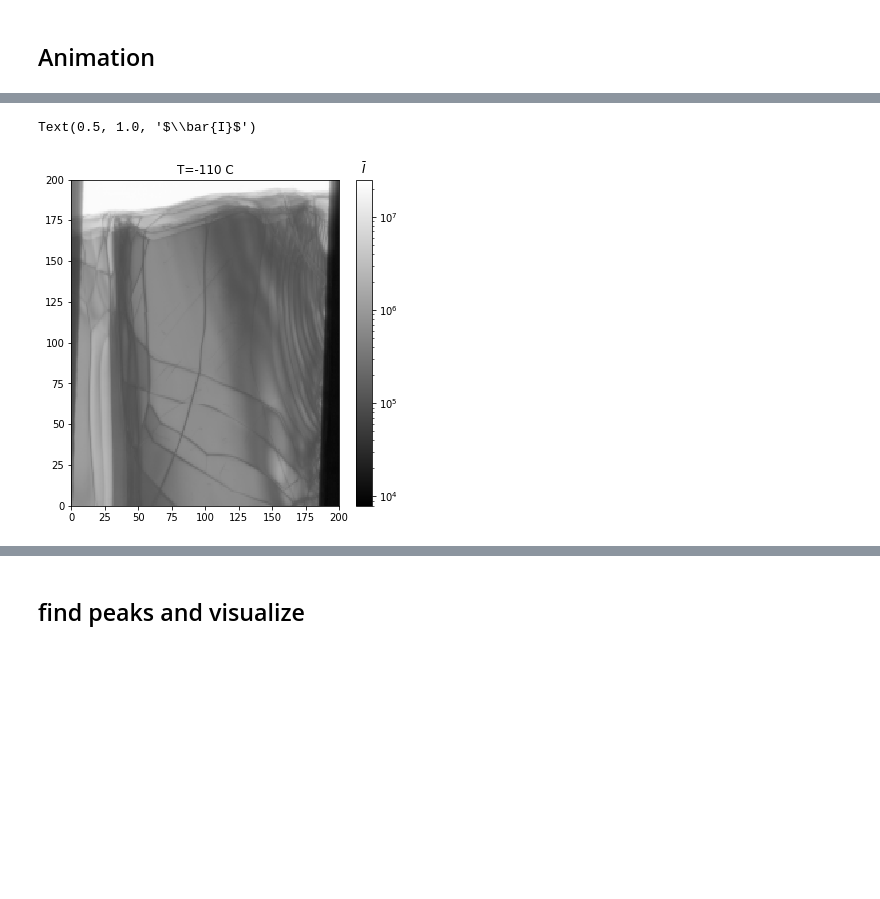
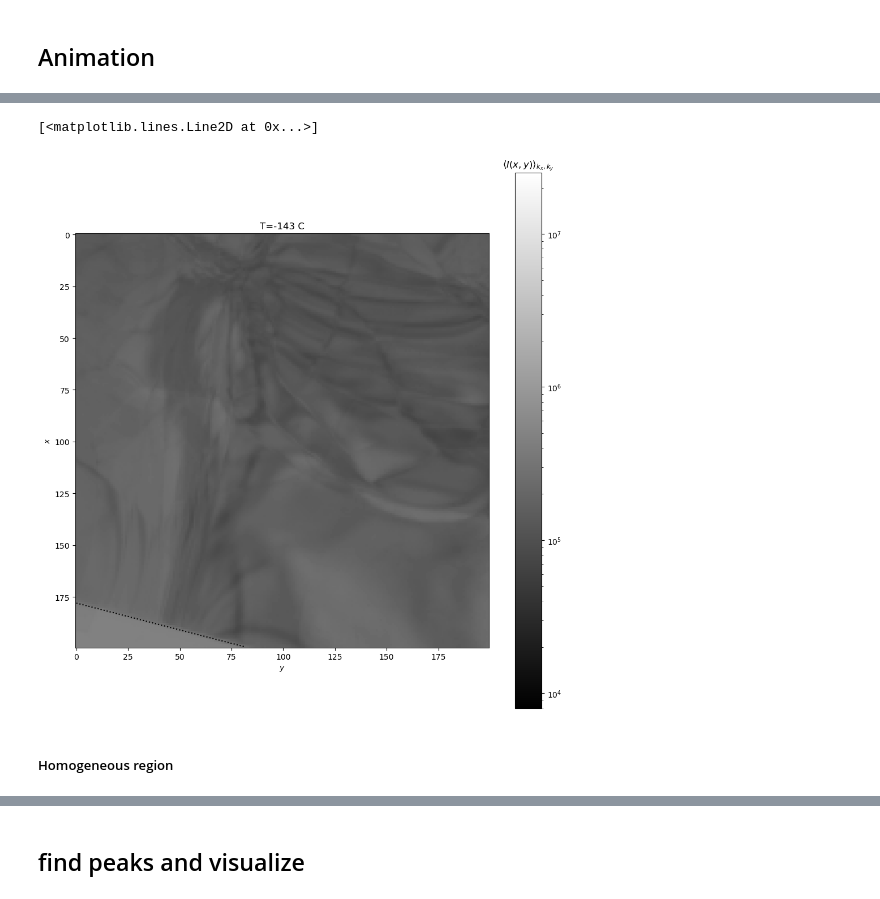
Before and after one commit to hainingpan/4D, a Jupyter notebook: XTEC_STEM_recal.ipynb, the cells around one changed output, grey strips where cells are left out. Saved outputs shown, nothing was run; the diff lists cells and outputs as text; code cells hidden in the pictures; blank space fills up the shorter version.

```diff
--- a/XTEC_STEM_recal.ipynb
+++ b/XTEC_STEM_recal.ipynb
@@ -23,6 +23,8 @@ from matplotlib.animation import FuncAnimation
 # %%
 # workingdir='../STEM_recal/'
-workingdir='/home/shared/STEM_recal/'
+# workingdir='/home/shared/STEM_recal/'
+workingdir='/share/kim/STEM_sample_2/'
+# workingdir='/home/shared/STEM_recal_2/'
 # %%
 f=h5py.File(workingdir+'data.hdf5','r')
 # %%
@@ -32,15 +43,24 @@ I,T=f['I'],f['T']
 # %%
-data=I[0,:,:,44:65,44:65].mean(axis=(2,3))
-fig,ax=plt.subplots(figsize=(6,6))
-im=ax.pcolormesh(data,cmap='gray', norm=colors.LogNorm(vmin=10**3.9, vmax=10**7.4))
+# data=I[0,:,:,I.shape[3]//2-10:I.shape[3]//2+10,I.shape[4]//2-10:I.shape[4]//2+10].mean(axis=(2,3))
+data=I[0,:,:,:,:].mean(axis=(2,3))
+fig,ax=plt.subplots(figsize=(10,10),tight_layout=True)
+im=ax.imshow(data,cmap='gray', norm=colors.LogNorm(vmin=10**3.9, vmax=10**7.4))
 tit=ax.set_title('T={:d} C'.format(T[0]))
-cb=plt.colorbar(im)
-cb.ax.set_title(r'$\bar{I}$')
+cb=plt.colorbar(im,ax=ax)
+cb.ax.set_title(r'$\langle I(x,y) \rangle_{k_x,k_y}$')
 
+ax.set_xlabel(r'$y$')
+ax.set_ylabel(r'$x$')
 # ax.plot([x],[y],'.r')
+
+# mask=((120,160),(60,100))
+# ax.plot(*np.array([[mask[1][0],mask[0][0]],[mask[1][1],mask[0][0]],[mask[1][1],mask[0][1]],[mask[1][0],mask[0][1]],[mask[1][0],mask[0][0]]]).T,color='k',lw=2)
+ax.plot([0,81],[178,199],color='k',ls='dotted')
 # %% [output]
-Text(0.5, 1.0, '$\\bar{I}$')
+[<matplotlib.lines.Line2D at 0x...>]
-[figure, old version]
+[figure, new version]
+# %% [markdown]
+##### Homogeneous region
 # %%
 from IPython import display
 # %%
```
Also changed, not shown: parts of 311 cells of this notebook, 12 other files.
